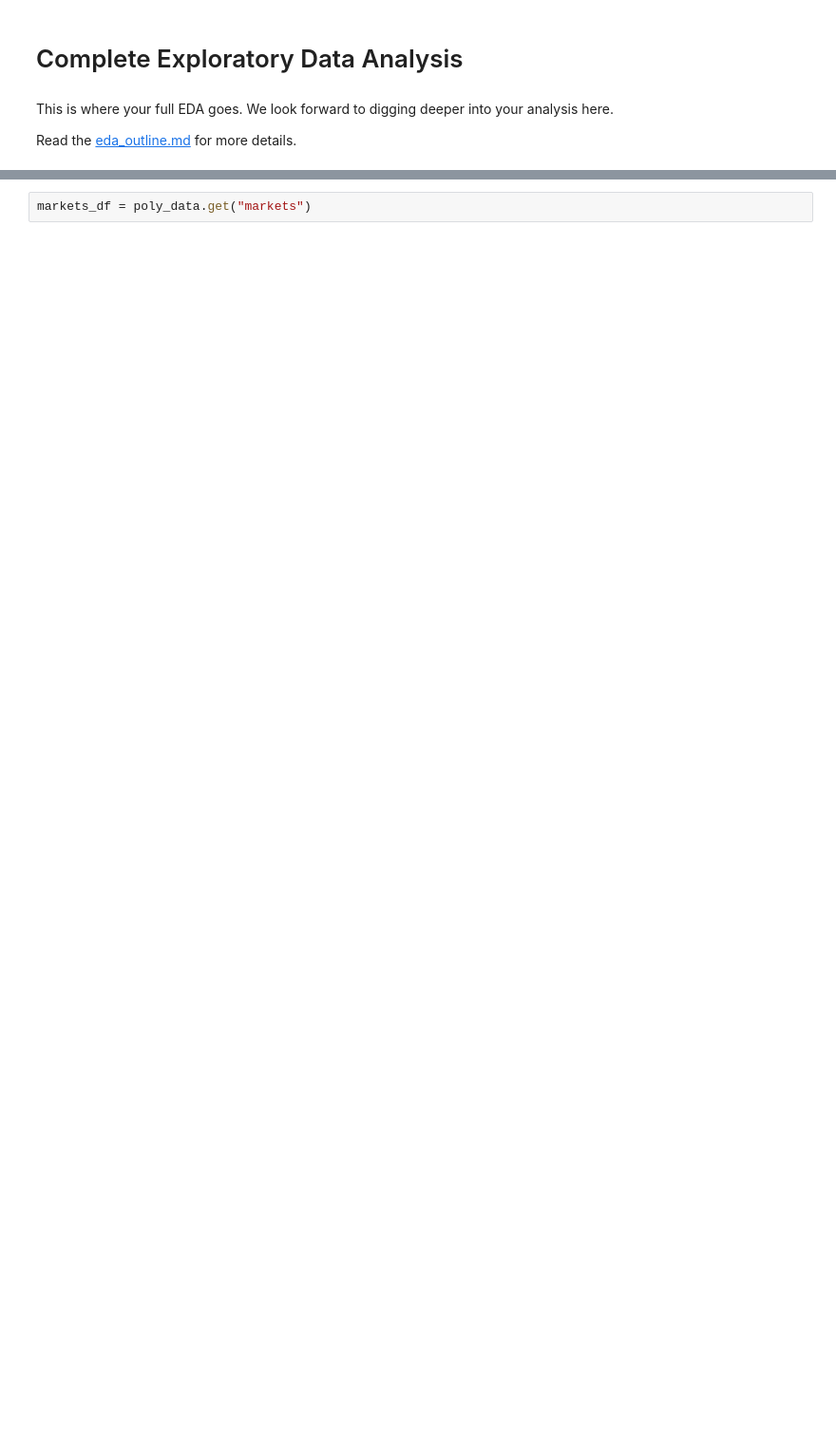
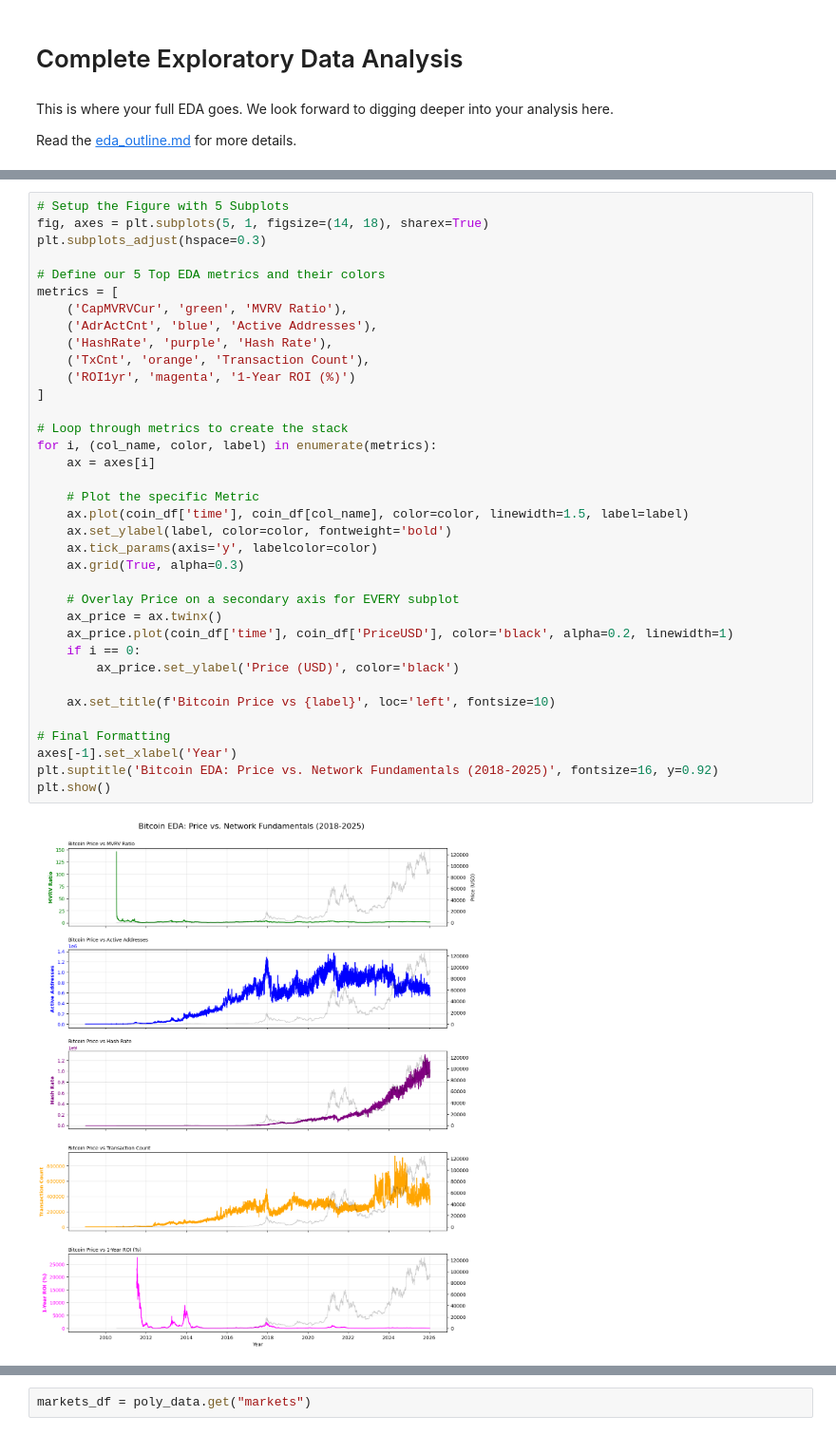
Before and after one commit to gurungkshitij/bitcoin-analytics-capstone, a Jupyter notebook: eda/EDA.ipynb, the cells around one changed output, grey strips where cells are left out. Shown at 95% size. Cells and saved outputs as stored; diff of their text form; blank space fills up the shorter version.

```diff
--- a/eda/EDA.ipynb
+++ b/eda/EDA.ipynb
@@ -227,0 +293,38 @@ def load_polymarket_data(datadir: Path) -> Optional[dict[str, pl.DataFrame]]:
+# %%
+# Setup the Figure with 5 Subplots
+fig, axes = plt.subplots(5, 1, figsize=(14, 18), sharex=True)
+plt.subplots_adjust(hspace=0.3)
+
+# Define our 5 Top EDA metrics and their colors
+metrics = [
+    ('CapMVRVCur', 'green', 'MVRV Ratio'),
+    ('AdrActCnt', 'blue', 'Active Addresses'),
+    ('HashRate', 'purple', 'Hash Rate'),
+    ('TxCnt', 'orange', 'Transaction Count'),
+    ('ROI1yr', 'magenta', '1-Year ROI (%)')
+]
+
+# Loop through metrics to create the stack
+for i, (col_name, color, label) in enumerate(metrics):
+    ax = axes[i]
+
+    # Plot the specific Metric
+    ax.plot(coin_df['time'], coin_df[col_name], color=color, linewidth=1.5, label=label)
+    ax.set_ylabel(label, color=color, fontweight='bold')
+    ax.tick_params(axis='y', labelcolor=color)
+    ax.grid(True, alpha=0.3)
+
+    # Overlay Price on a secondary axis for EVERY subplot
+    ax_price = ax.twinx()
+    ax_price.plot(coin_df['time'], coin_df['PriceUSD'], color='black', alpha=0.2, linewidth=1)
+    if i == 0:
+        ax_price.set_ylabel('Price (USD)', color='black')
+
+    ax.set_title(f'Bitcoin Price vs {label}', loc='left', fontsize=10)
+
+# Final Formatting
+axes[-1].set_xlabel('Year')
+plt.suptitle('Bitcoin EDA: Price vs. Network Fundamentals (2018-2025)', fontsize=16, y=0.92)
+plt.show()
+# %% [output]
+[figure, added]
```
Also changed, not shown: parts of 15 cells of this notebook.
